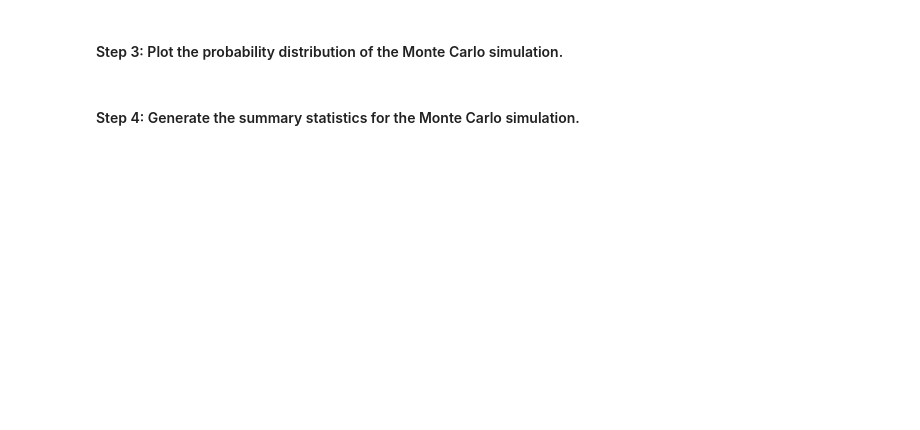
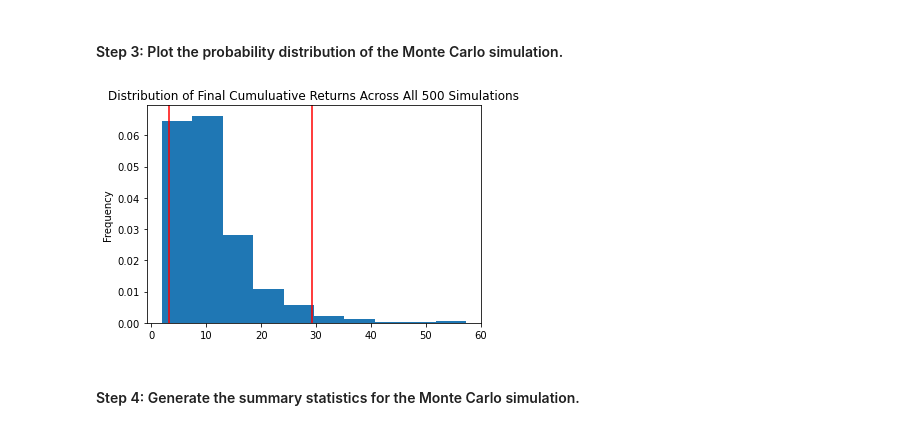
Before and after one commit to JonahLeggett/Financial_Planner, a Jupyter notebook: financial_planning_tools.ipynb, the cells around one changed output. Saved outputs shown, nothing was run; the diff lists cells and outputs as text; code cells hidden in the pictures; blank space fills up the shorter version.

```diff
--- a/financial_planning_tools.ipynb
+++ b/financial_planning_tools.ipynb
@@ -452,7 +596,9 @@ In this section, you’ll use the MCForecastTools library to create a Monte Carl
 # %%
 # Visualize the probability distribution of the 30-year Monte Carlo simulation
 # by plotting a histogram
-# YOUR CODE HERE
+MC_40_60_distribution_plot = MC_40_60.plot_distribution()
+# %% [output]
+[figure, added]
 # %% [markdown]
 #### Step 4: Generate the summary statistics for the Monte Carlo simulation.
 # %%
```
Also changed, not shown: parts of 30 cells of this notebook, 2 other files.
